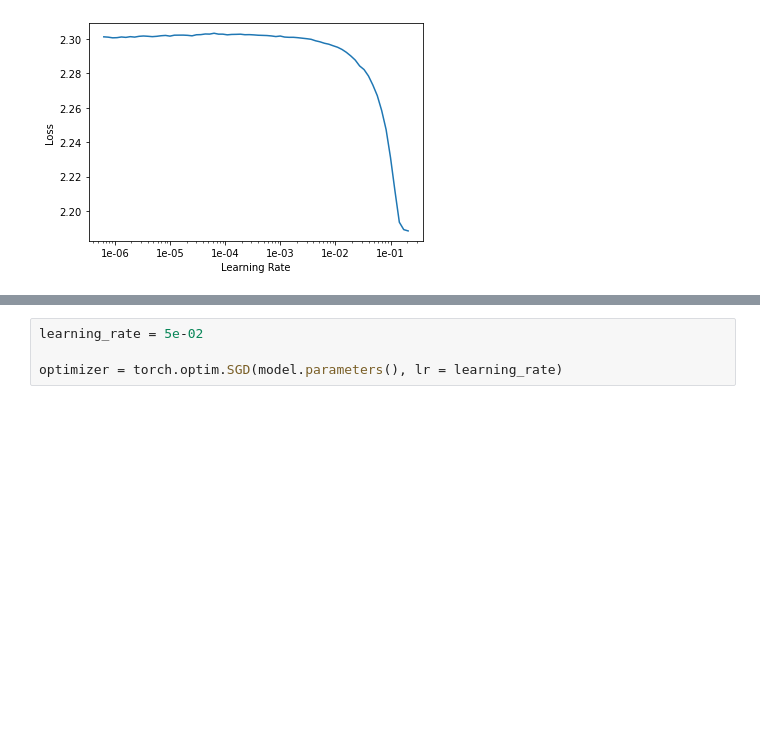
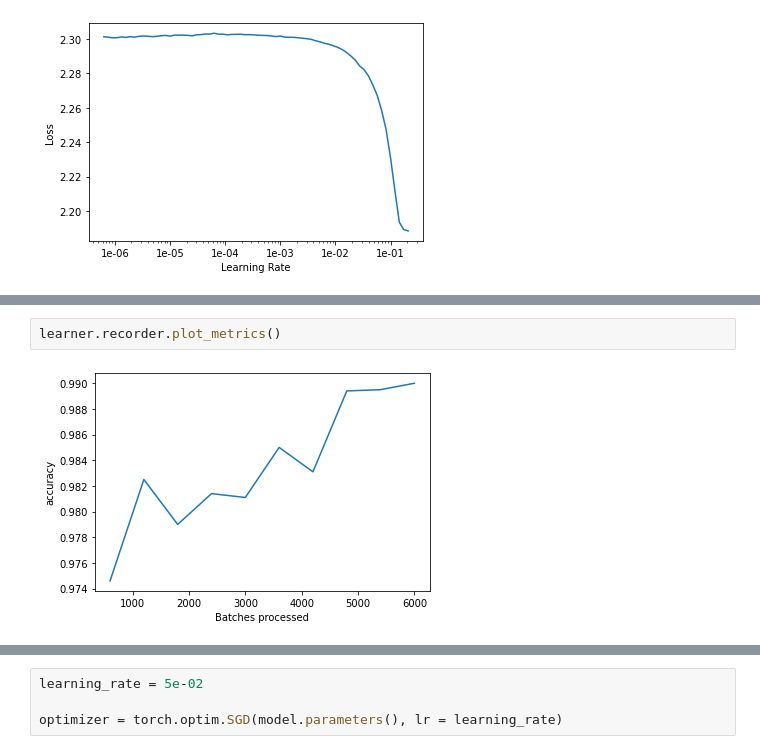
Before and after one commit to SwapnanilHalder/practical-deep-learning-with-pytorch-master, a Jupyter notebook: trial_CNN_MNIST_with_pytorch(fast.ai).ipynb, the cells around one changed output, grey strips where cells are left out. Cells and saved outputs as stored; diff of their text form; blank space fills up the shorter version.

```diff
--- a/trial_CNN_MNIST_with_pytorch(fast.ai).ipynb
+++ b/trial_CNN_MNIST_with_pytorch(fast.ai).ipynb
@@ -194,0 +196,4 @@ learner.recorder.plot_losses()
+# %%
+learner.recorder.plot_metrics()
+# %% [output]
+[figure, added]
```
Also changed, not shown: parts of 3 cells of this notebook.
